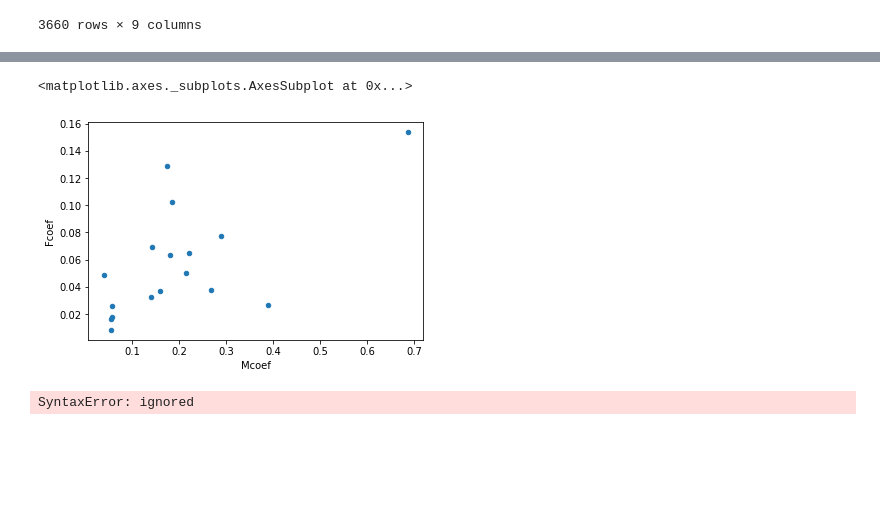
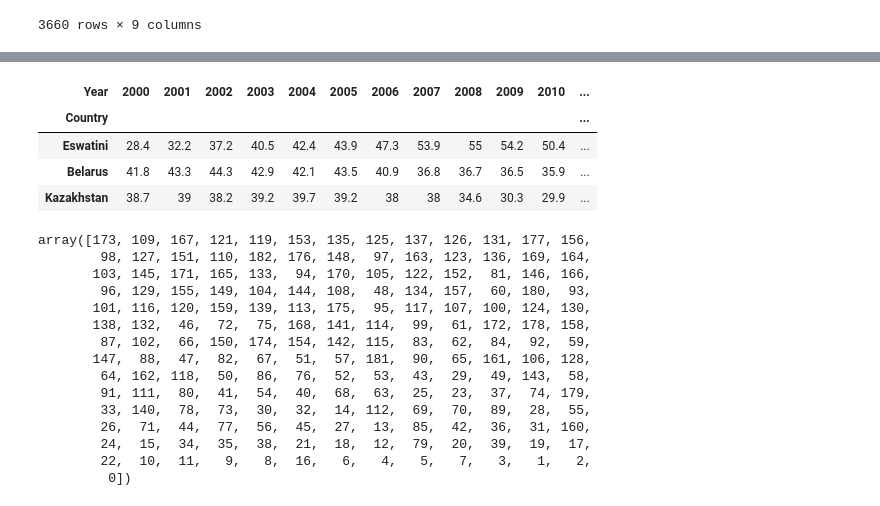
Before and after one commit to GabrieleKasputyte/Duomenu-gavyba, a Jupyter notebook: DS_hierarchical_clustering.ipynb, the cells around one changed output, grey strips where cells are left out. Cells and saved outputs as stored; diff of their text form; code cells hidden in the pictures; blank space fills up the shorter version.

```diff
--- a/DS_hierarchical_clustering.ipynb
+++ b/DS_hierarchical_clustering.ipynb
@@ -542,4 +275,0 @@ Country  Zimbabwe  R2=  0.039623353151764684
-# %%
-pd.set_option('display.max_rows', 160)
-mortd_LR.drop(columns=['Bintercept','Mintercept','Fintercept'],inplace=True)
-mortd_LR.sort_values(by='Br2',axis=0,ascending=False).head(n=159)
@@ -574,16 +275,0 @@ mortd_LR.plot.scatter(x='Mcoef',y='Fcoef')
-# %%
-mortd_increase=mortd_LR[((mortd_LR['Mcoef']>0) & (mortd_LR['Fcoef']>0) & (mortd_LR['Br2']>0.5)) & (mortd_LR['Country']!='Lesotho')]
-mortd_increase.plot.scatter(x='Mcoef',y='Fcoef')
-# %% [output]
-<matplotlib.axes._subplots.AxesSubplot at 0x...>
-[figure, removed]
-# %%
-import matplotlib.pyplot as plt
-
-plt.figure(figsize=(8,5))
-sns.scatterplot(data=mortd_increase, x='Mcoef',y='Fcoef')
-
-for i in range(mortd_increase.shape[0]):
-   plt.text(x=mortd_increase.Mcoef[i]+0.3,y=mortd_increase.Fcoef[i]+0.3,s=mortd_increase.Country[i],,fontdict=dict(color='red',size=10),bbox=dict(facecolor='yellow',alpha=0.5))
-# %% [output]
-SyntaxError: ignored
@@ -589,0 +280,8 @@ SyntaxError: ignored
+# %%
+data_who_both_pivot.iloc[[55,14,85],]
+# %% [output]
+| Year | 2000 | 2001 | 2002 | 2003 | 2004 | 2005 | 2006 | 2007 | 2008 | 2009 | 2010 | ... |
+| Country |  |  |  |  |  |  |  |  |  |  |  | ... |
+| Eswatini | 28.4 | 32.2 | 37.2 | 40.5 | 42.4 | 43.9 | 47.3 | 53.9 | 55 | 54.2 | 50.4 | ... |
+| Belarus | 41.8 | 43.3 | 44.3 | 42.9 | 42.1 | 43.5 | 40.9 | 36.8 | 36.7 | 36.5 | 35.9 | ... |
+| Kazakhstan | 38.7 | 39 | 38.2 | 39.2 | 39.7 | 39.2 | 38 | 38 | 34.6 | 30.3 | 29.9 | ... |
@@ -589,0 +294,18 @@ SyntaxError: ignored
+# %%
+model.labels_
+# %% [output]
+array([173, 109, 167, 121, 119, 153, 135, 125, 137, 126, 131, 177, 156,
+        98, 127, 151, 110, 182, 176, 148,  97, 163, 123, 136, 169, 164,
+       103, 145, 171, 165, 133,  94, 170, 105, 122, 152,  81, 146, 166,
+        96, 129, 155, 149, 104, 144, 108,  48, 134, 157,  60, 180,  93,
+       101, 116, 120, 159, 139, 113, 175,  95, 117, 107, 100, 124, 130,
+       138, 132,  46,  72,  75, 168, 141, 114,  99,  61, 172, 178, 158,
+        87, 102,  66, 150, 174, 154, 142, 115,  83,  62,  84,  92,  59,
+       147,  88,  47,  82,  67,  51,  57, 181,  90,  65, 161, 106, 128,
+        64, 162, 118,  50,  86,  76,  52,  53,  43,  29,  49, 143,  58,
+        91, 111,  80,  41,  54,  40,  68,  63,  25,  23,  37,  74, 179,
+        33, 140,  78,  73,  30,  32,  14, 112,  69,  70,  89,  28,  55,
+        26,  71,  44,  77,  56,  45,  27,  13,  85,  42,  36,  31, 160,
+        24,  15,  34,  35,  38,  21,  18,  12,  79,  20,  39,  19,  17,
+        22,  10,  11,   9,   8,  16,   6,   4,   5,   7,   3,   1,   2,
+         0])
```
Also changed, not shown: parts of 43 cells of this notebook.
